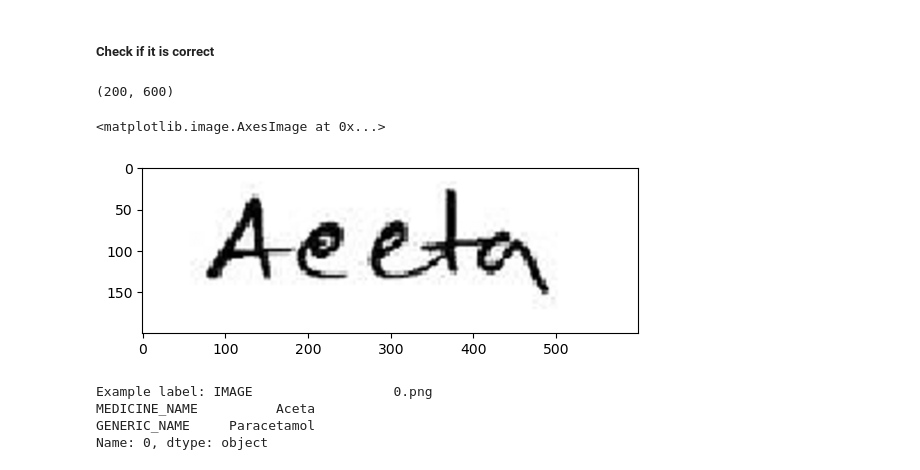
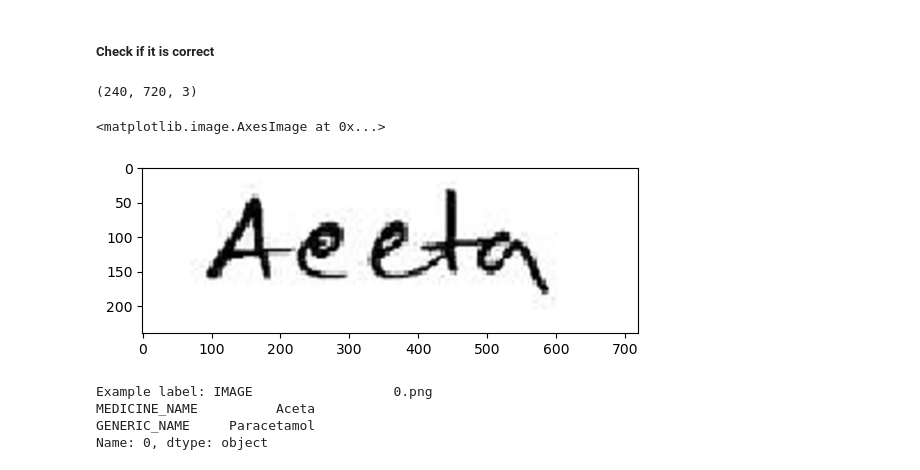
Before and after one commit to Andreas-Lukito/Medzy_ocr, a Jupyter notebook: medzy.ipynb, the cells around one changed output. Saved outputs shown, nothing was run; the diff lists cells and outputs as text; code cells hidden in the pictures.

Commit message:
Model Update

```diff
--- a/medzy.ipynb
+++ b/medzy.ipynb
@@ -70,13 +65,18 @@ def rgb2gray(rgb):
+# %%
+#the image width and height to pass to the model
+img_width = 720
+img_height = 240
 # %%
 train_images = []
 train_files = glob.glob(".\\Dataset\\archive\\Doctor’s Handwritten Prescription BD dataset\\Training\\training_words\\*.png")
 for picture in train_files:
-    image = Image.open(picture).convert("L").resize((600, 200))
+    image = Image.open(picture).convert("RGB").resize((img_width, img_height))
     train_images.append(image)
 
+    # To show the images
     # plt.imshow(image, cmap = "gray")
     # plt.show()
-train_images = np.array(train_images)/255
+train_images = np.array(train_images)
 # %%
 print("Dataset shape:", train_images.shape)
 print("Labels shape:", train_labels.shape)
@@ -132,12 +128,13 @@ def rgb2gray(rgb):
 validation_images = []
 validation_files = glob.glob(".\\Dataset\\archive\\Doctor’s Handwritten Prescription BD dataset\\Validation\\validation_words\\*.png")
 for picture in validation_files:
-    image = Image.open(picture).convert("L").resize((600, 200))
+    image = Image.open(picture).convert("RGB").resize((img_width, img_height))
     validation_images.append(image)
 
     # plt.imshow(image, cmap = "gray")
     # plt.show()
-validation_images = np.array(validation_images)/255
+
+validation_images = np.array(validation_images)
 # %%
 print("Dataset shape:", validation_images.shape)
 print("Labels shape:", validation_labels.shape)
@@ -203,12 +206,12 @@ def rgb2gray(rgb):
 test_images = []
 test_files = glob.glob(".\\Dataset\\archive\\Doctor’s Handwritten Prescription BD dataset\\Validation\\validation_words\\*.png")
 for picture in test_files:
-    image = (Image.open(picture).convert("L").resize((600, 200))) #devide to normalize to 0 until 1
+    image = (Image.open(picture).convert("RGB").resize((img_width, img_height)))
     test_images.append(image)
 
     # plt.imshow(image, cmap = "gray")
     # plt.show()
-test_images = np.array(test_images)/255
+test_images = np.array(test_images)
 # %%
 print("Dataset shape:", test_images.shape)
 print("Labels shape:", test_labels.shape)
@@ -220,12 +223,12 @@ Labels shape: (780, 3)
 # %%
 test_images[0].shape
 # %% [output]
-(200, 600)
+(240, 720, 3)
 # %%
-plt.imshow(test_images[0], cmap = "gray")
+plt.imshow(test_images[0])
 # %% [output]
 <matplotlib.image.AxesImage at 0x...>
-[figure, old version]
+[figure, new version]
 # %%
 print("Example label:", test_labels.iloc[0])
 # %% [output]
```
Also changed, not shown: parts of 15 cells of this notebook, 2 other files.
